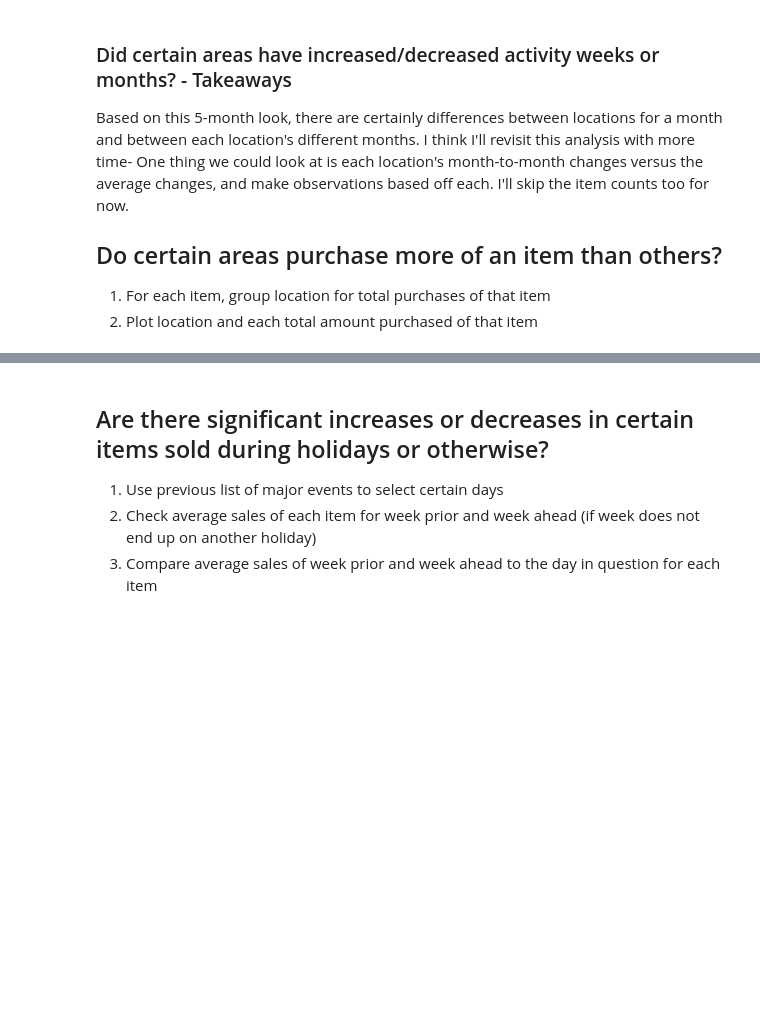
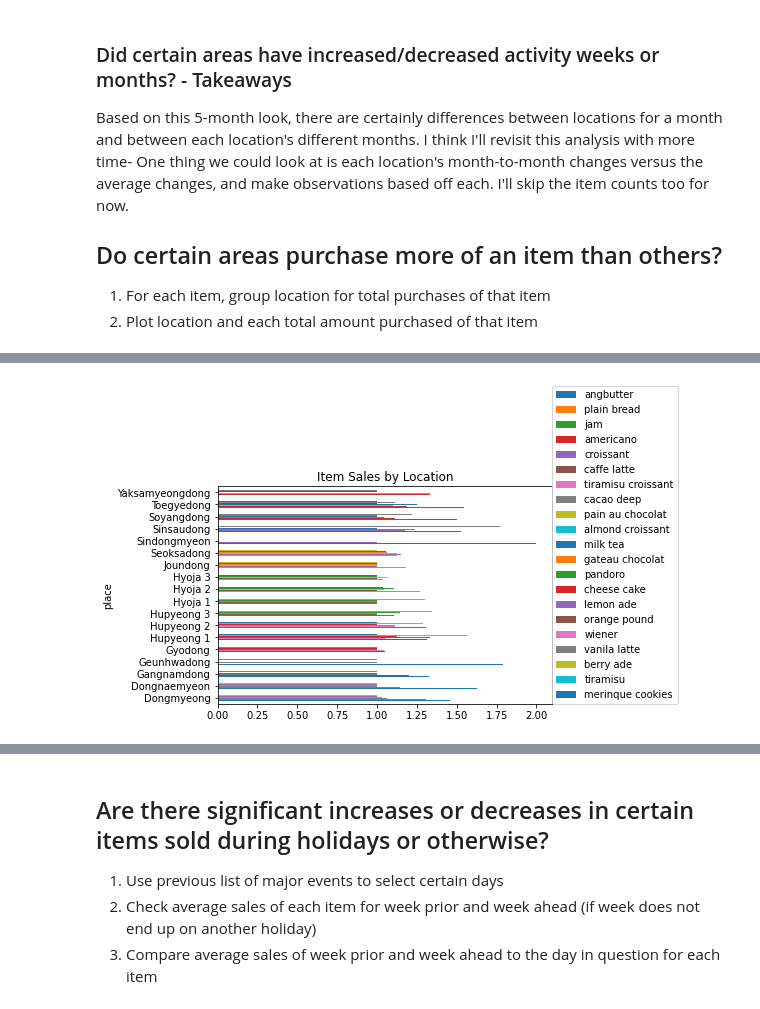
Before and after one commit to JacobPaxton/bakery-sales, a Jupyter notebook: explore.ipynb, the cells around one changed output, grey strips where cells are left out. Drawn from its saved outputs; the diff is of its cells as text; code cells hidden in the pictures; blank space fills up the shorter version.

```diff
--- a/explore.ipynb
+++ b/explore.ipynb
@@ -609,5 +622,10 @@ Based on this 5-month look, there are certainly differences between locations fo
 # %%
-# 1.
-# iterate through item columns, group location in terms of count of the item column
-# for each item, plot bar chart for total purchases (x axis is location)
+# 2.
+# for each item, plot bar chart for total purchases
+items_place_df.plot.barh()
+plt.title('Item Sales by Location')
+plt.legend(loc=(1,0))
+plt.show()
+# %% [output]
+[figure, added]
 # %% [markdown]
```
Also changed, not shown: parts of 52 cells of this notebook.
